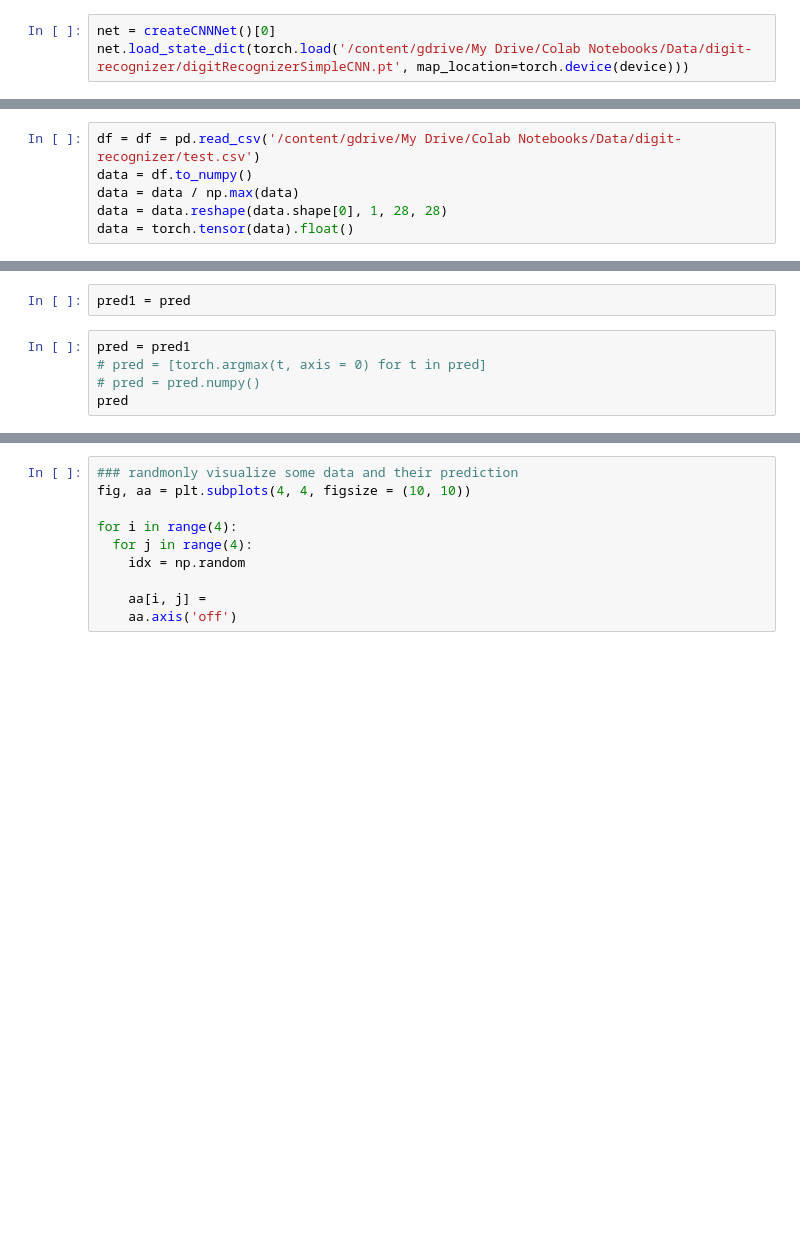
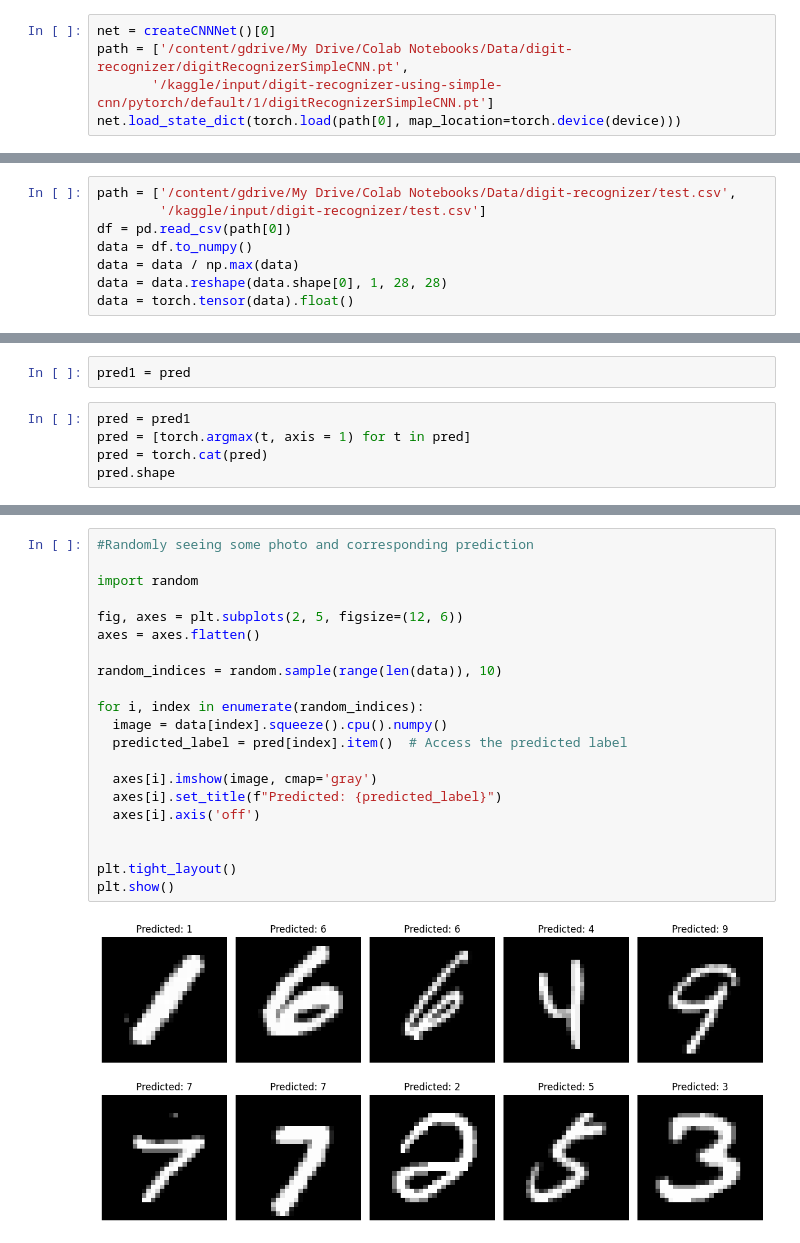
Before and after one commit to ZobayerAbedin/DeepLearning, a Jupyter notebook: digitRecognitionSimpleCNN.ipynb, the cells around one changed output, grey strips where cells are left out. Drawn from its saved outputs; the diff is of its cells as text; blank space fills up the shorter version.

```diff
--- a/digitRecognitionSimpleCNN.ipynb
+++ b/digitRecognitionSimpleCNN.ipynb
@@ -258,6 +267,8 @@ def trainNet(net, lossFun, optimizer, trainLoader):
 # %%
 net = createCNNNet()[0]
-net.load_state_dict(torch.load('/content/gdrive/My Drive/Colab Notebooks/Data/digit-recognizer/digitRecognizerSimpleCNN.pt', map_location=torch.device(device)))
+path = ['/content/gdrive/My Drive/Colab Notebooks/Data/digit-recognizer/digitRecognizerSimpleCNN.pt',
+       '/kaggle/input/digit-recognizer-using-simple-cnn/pytorch/default/1/digitRecognizerSimpleCNN.pt']
+net.load_state_dict(torch.load(path[0], map_location=torch.device(device)))
 # %% [output]
 <All keys matched successfully>
 # %%
@@ -268,5 +280,7 @@ test accuracy 99.0714%
 # %%
-df = df = pd.read_csv('/content/gdrive/My Drive/Colab Notebooks/Data/digit-recognizer/test.csv')
+path = ['/content/gdrive/My Drive/Colab Notebooks/Data/digit-recognizer/test.csv',
+        '/kaggle/input/digit-recognizer/test.csv']
+df = pd.read_csv(path[0])
 data = df.to_numpy()
 data = data / np.max(data)
 data = data.reshape(data.shape[0], 1, 28, 28)
@@ -284,6 +299,6 @@ print(testLoader1.dataset.shape)
 pred1 = pred
 # %%
 pred = pred1
-# pred = [torch.argmax(t, axis = 0) for t in pred]
-# pred = pred.numpy()
-pred
+pred = [torch.argmax(t, axis = 1) for t in pred]
+pred = torch.cat(pred)
+pred.shape
@@ -294,10 +313,23 @@ df.to_csv('/content/gdrive/My Drive/Colab Notebooks/Data/digit-recognizer/pred1.
-# %%
-### randmonly visualize some data and their prediction
-fig, aa = plt.subplots(4, 4, figsize = (10, 10))
-
-for i in range(4):
-  for j in range(4):
-    idx = np.random
-
-    aa[i, j] =
-    aa.axis('off')
+# %%
+#Randomly seeing some photo and corresponding prediction
+
+import random
+
+fig, axes = plt.subplots(2, 5, figsize=(12, 6))
+axes = axes.flatten()
+
+random_indices = random.sample(range(len(data)), 10)
+
+for i, index in enumerate(random_indices):
+  image = data[index].squeeze().cpu().numpy()
+  predicted_label = pred[index].item()  # Access the predicted label
+
+  axes[i].imshow(image, cmap='gray')
+  axes[i].set_title(f"Predicted: {predicted_label}")
+  axes[i].axis('off')
+
+
+plt.tight_layout()
+plt.show()
+# %% [output]
+[figure, added]
```
Also changed, not shown: parts of 12 cells of this notebook.
